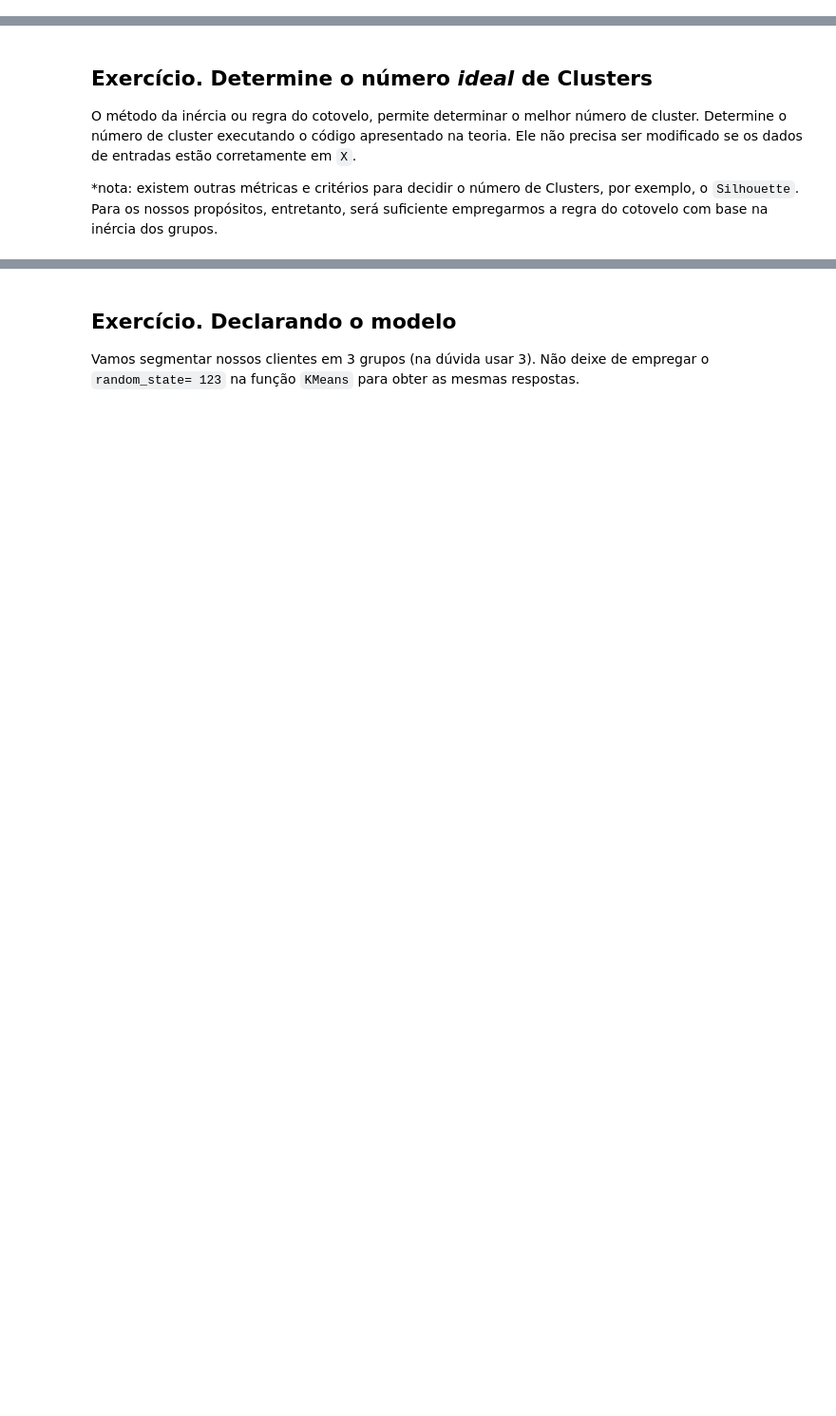
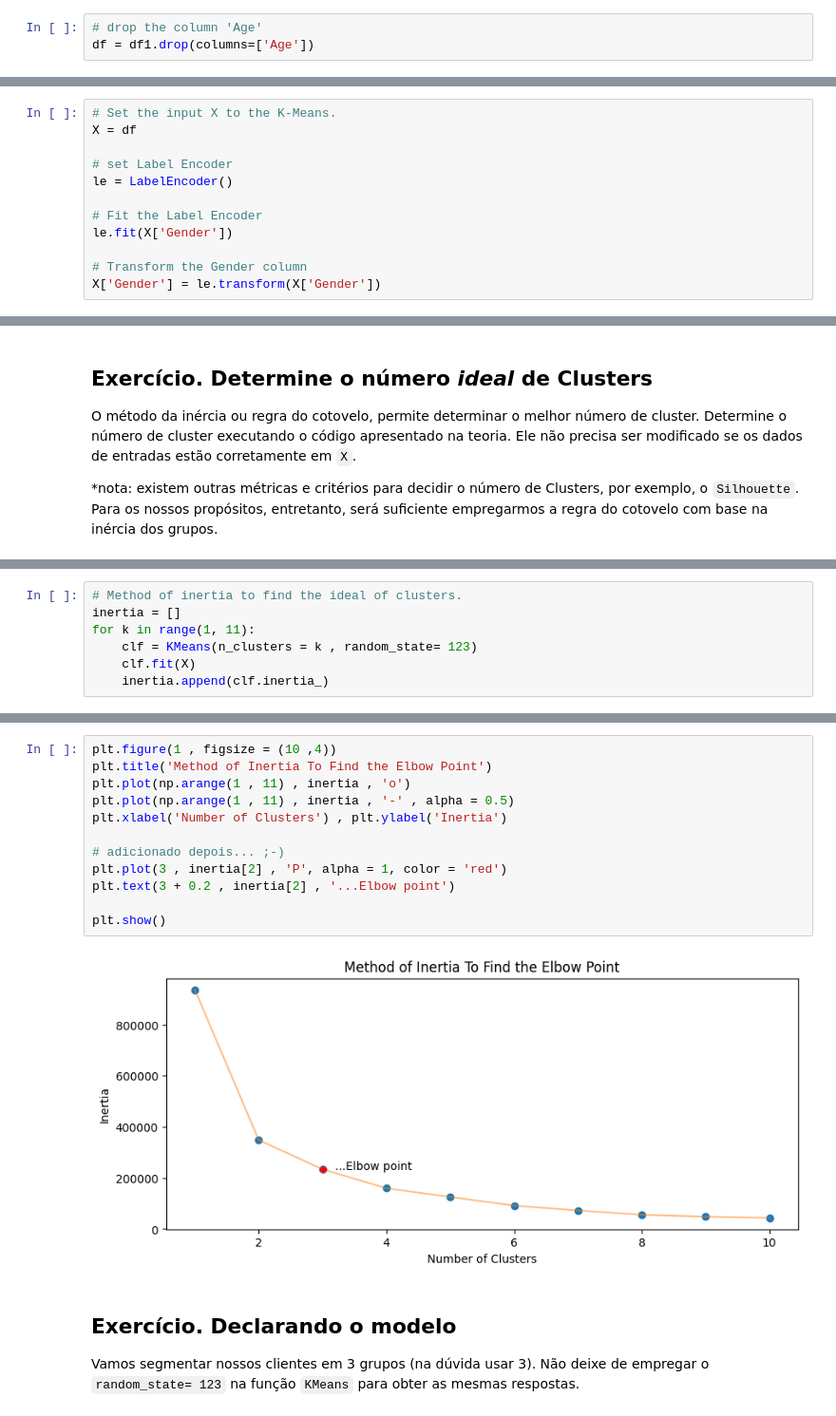
Before and after one commit to andvsilva/programming_school, a Jupyter notebook: notebooks/kmedias/TIC_Kmedias_Lab_2023_2_exercises.ipynb, the cells around one changed output, grey strips where cells are left out. Shown at 95% size. Cells and saved outputs as stored; diff of their text form; blank space fills up the shorter version.

Commit message:
K means Part 2

```diff
--- a/notebooks/kmedias/TIC_Kmedias_Lab_2023_2_exercises.ipynb
+++ b/notebooks/kmedias/TIC_Kmedias_Lab_2023_2_exercises.ipynb
@@ -44,0 +64,3 @@ Note que existe um atributo nos dados que não faz sentido ser incluído no mode
+# %%
+# drop the column 'Age'
+df = df1.drop(columns=['Age'])
@@ -52,0 +92,12 @@ As entradas `X` do `kmeans` precisam ser numéricas pois ele emprega a média da
+# %%
+# Set the input X to the K-Means.
+X = df
+
+# set Label Encoder
+le = LabelEncoder()
+
+# Fit the Label Encoder
+le.fit(X['Gender'])
+
+# Transform the Gender column
+X['Gender'] = le.transform(X['Gender'])
@@ -70,0 +182,7 @@ O método da inércia ou regra do cotovelo, permite determinar o melhor número
+# %%
+# Method of inertia to find the ideal of clusters.
+inertia = []
+for k in range(1, 11):
+    clf = KMeans(n_clusters = k , random_state= 123)
+    clf.fit(X)
+    inertia.append(clf.inertia_)
@@ -71,3 +204,17 @@ O método da inércia ou regra do cotovelo, permite determinar o melhor número
+# %%
+plt.figure(1 , figsize = (10 ,4))
+plt.title('Method of Inertia To Find the Elbow Point')
+plt.plot(np.arange(1 , 11) , inertia , 'o')
+plt.plot(np.arange(1 , 11) , inertia , '-' , alpha = 0.5)
+plt.xlabel('Number of Clusters') , plt.ylabel('Inertia')
+
+# adicionado depois... ;-)
+plt.plot(3 , inertia[2] , 'P', alpha = 1, color = 'red')
+plt.text(3 + 0.2 , inertia[2] , '...Elbow point')
+
+plt.show()
+# %% [output]
+[figure, added]
 # %% [markdown]
 ## Exercício. Declarando o modelo
 
```
Also changed, not shown: parts of 35 cells of this notebook, 2 other files.
